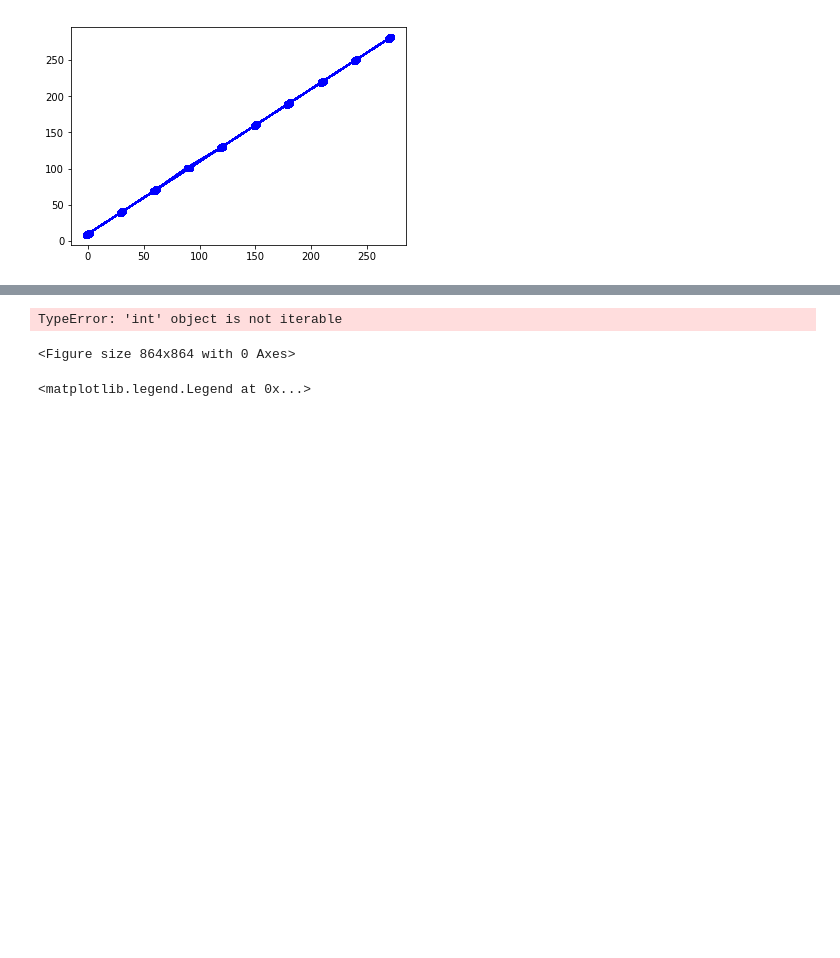
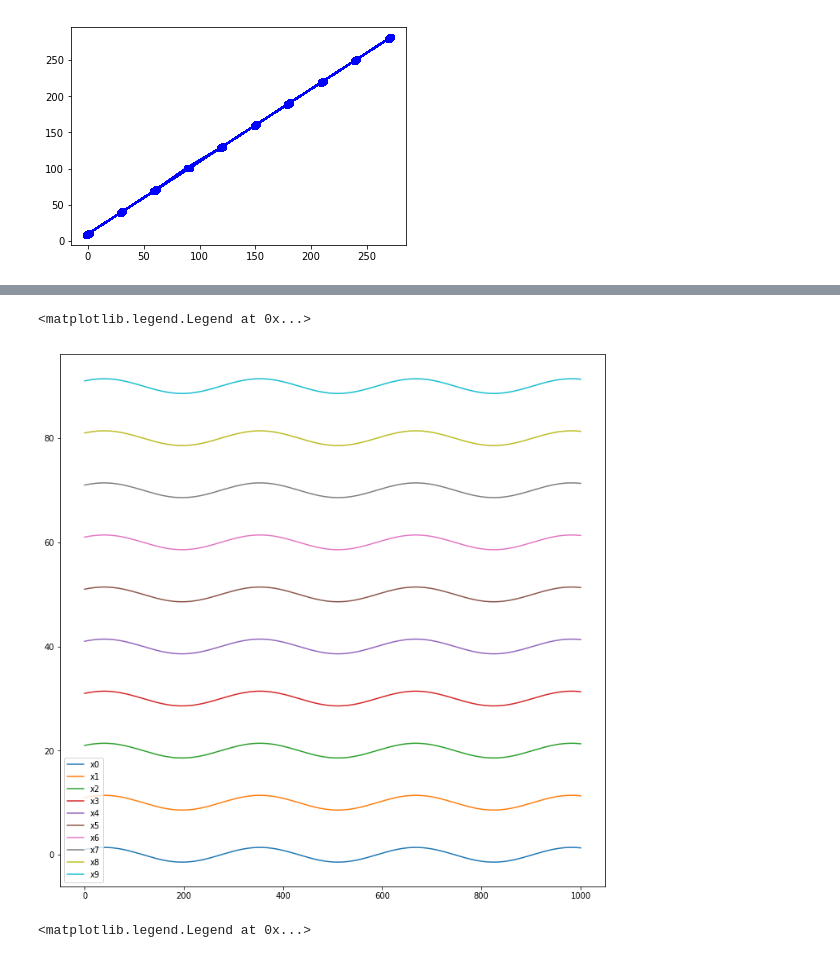
Before and after one commit to jhonatanmacazana/parallel-computing-project, a Jupyter notebook: src/sequential/Plotter.ipynb, the cells around one changed output, grey strips where cells are left out. Cells and saved outputs as stored; diff of their text form; code cells hidden in the pictures; blank space fills up the shorter version.

```diff
--- a/src/sequential/Plotter.ipynb
+++ b/src/sequential/Plotter.ipynb
@@ -38,15 +38,15 @@ plt.legend(leg)
 # %%
 df = pd.read_csv('results.csv', header= None).T
 leg = []
 plt.figure(figsize = (12,12))
-for i in list(df.index):
+for i in list(df.index)[:10] :
     y = df.iloc[i].values
     plt.plot(y)
     leg.append("x{}".format(i))
 plt.legend(leg)
 # %% [output]
-TypeError: 'int' object is not iterable
+<matplotlib.legend.Legend at 0x...>
-<Figure size 864x864 with 0 Axes>
+[figure, added]
 # %%
 df = pd.read_csv('results.csv', header= None).T
 leg = []
```
Also changed, not shown: parts of 1 cell of this notebook, 1 other file.
